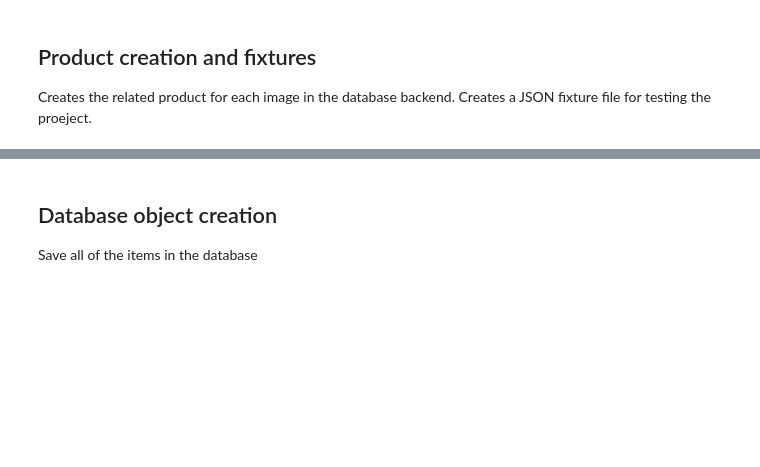
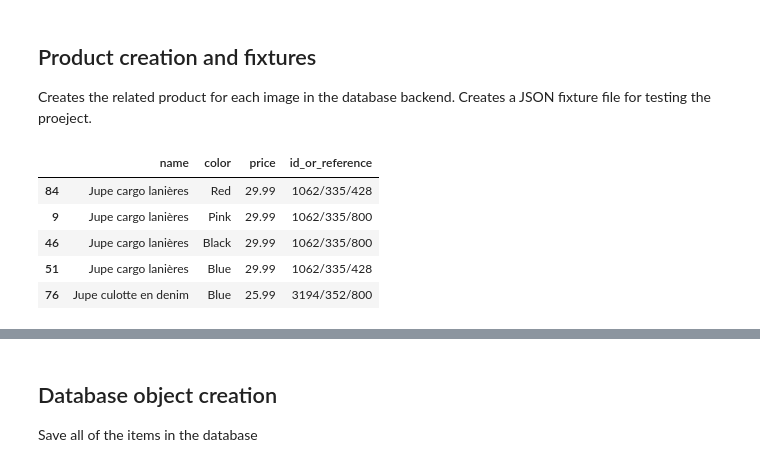
Before and after one commit to Zadigo/mycommerce, a Jupyter notebook: init.ipynb, the cells around one changed output, grey strips where cells are left out. Saved outputs shown, nothing was run; the diff lists cells and outputs as text; code cells hidden in the pictures; blank space fills up the shorter version.

```diff
--- a/init.ipynb
+++ b/init.ipynb
@@ -108,3 +108,45 @@ from urllib.parse import unquote
 from shop.utils import create_slug
 from shop.choices import ColorChoices, CategoryChoices
 from django.utils.crypto import get_random_string
+# %%
+df = pandas.read_json(BASE_DIR / 'products_smky8.json')
+# %%
+df = df[['name', 'color', 'price', 'id_or_reference']]
+# %%
+df = df.sort_values('name')
+# %%
+def fix_tokens(value):
+    tokens = {
+        'LanièRes': 'Lanières',
+        'PlisséE': 'Plissée',
+        'ParéO': 'Paréo',
+        'ImpriméE': 'Imprimée',
+        'GaufréE': 'Gaufrée',
+        'TexturéE': 'Texturée',
+        'DéTail': 'Détail',
+        'SatinéE': 'Satinée',
+        'ChinéE': 'Chinée',
+        'ÉLastiquéE': 'Élastiquée',
+        'ÉLastique': 'Élastique',
+        'RetrousséE': 'Retrousée'
+    }
+
+    clean_tokens = []
+    for token in str(value).split(' '):
+        if token in tokens:
+            clean_tokens.append(tokens[token])
+            continue
+        clean_tokens.append(token)
+    return ' '.join(clean_tokens)
+
+
+df.name = df.name.apply(fix_tokens)
+# %%
+df.head(n=5)
+# %% [output]
+|  | name | color | price | id_or_reference |
+| 84 | Jupe cargo lanières | Red | 29.99 | 1062/335/428 |
+| 9 | Jupe cargo lanières | Pink | 29.99 | 1062/335/800 |
+| 46 | Jupe cargo lanières | Black | 29.99 | 1062/335/800 |
+| 51 | Jupe cargo lanières | Blue | 29.99 | 1062/335/428 |
+| 76 | Jupe culotte en denim | Blue | 25.99 | 3194/352/800 |
```
Also changed, not shown: parts of 8 cells of this notebook, 56 other files.
